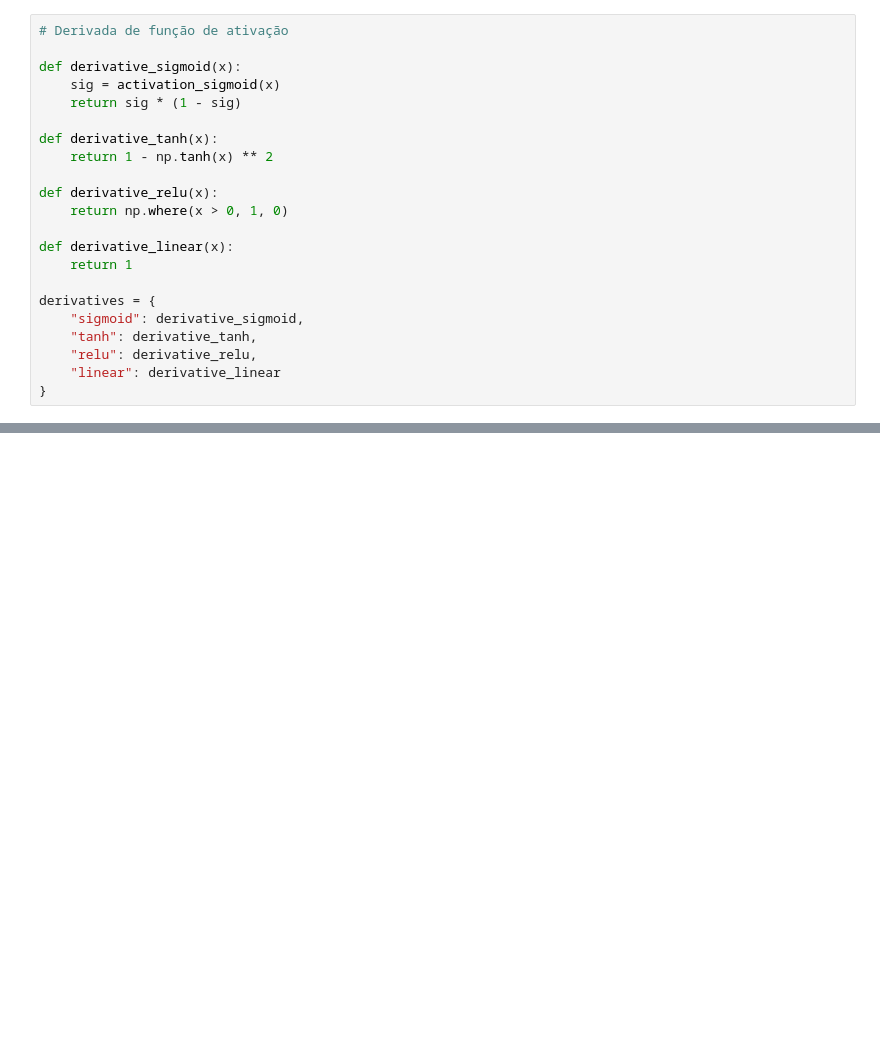
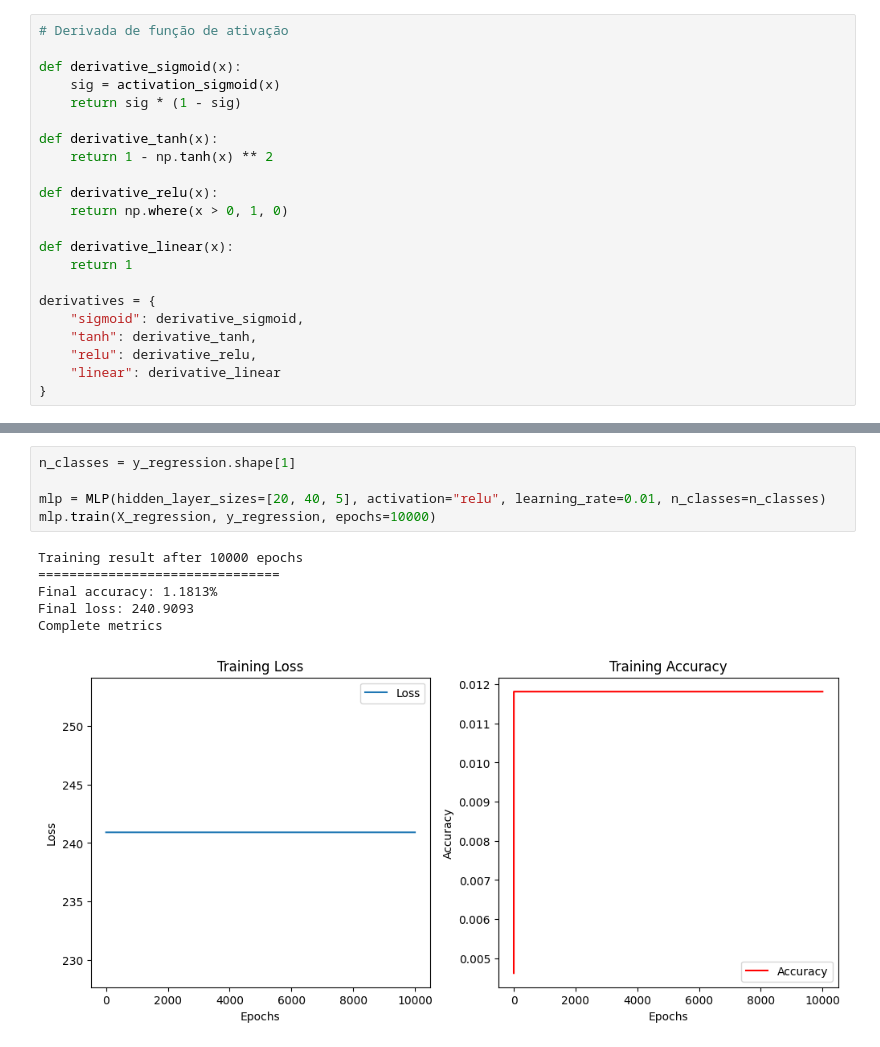
Before and after one commit to ricardobizerra/custom-mlp, a Jupyter notebook: mlp.ipynb, the cells around one changed output, grey strips where cells are left out. Cells and saved outputs as stored; diff of their text form; blank space fills up the shorter version.

```diff
--- a/mlp.ipynb
+++ b/mlp.ipynb
@@ -250,0 +315,12 @@ mlp.backward()
+# %%
+n_classes = y_regression.shape[1]
+
+mlp = MLP(hidden_layer_sizes=[20, 40, 5], activation="relu", learning_rate=0.01, n_classes=n_classes)
+mlp.train(X_regression, y_regression, epochs=10000)
+# %% [output]
+Training result after 10000 epochs
+===============================
+Final accuracy: 1.1813%
+Final loss: 240.9093
+Complete metrics
+[figure, added]
```
Also changed, not shown: parts of 5 cells of this notebook.
